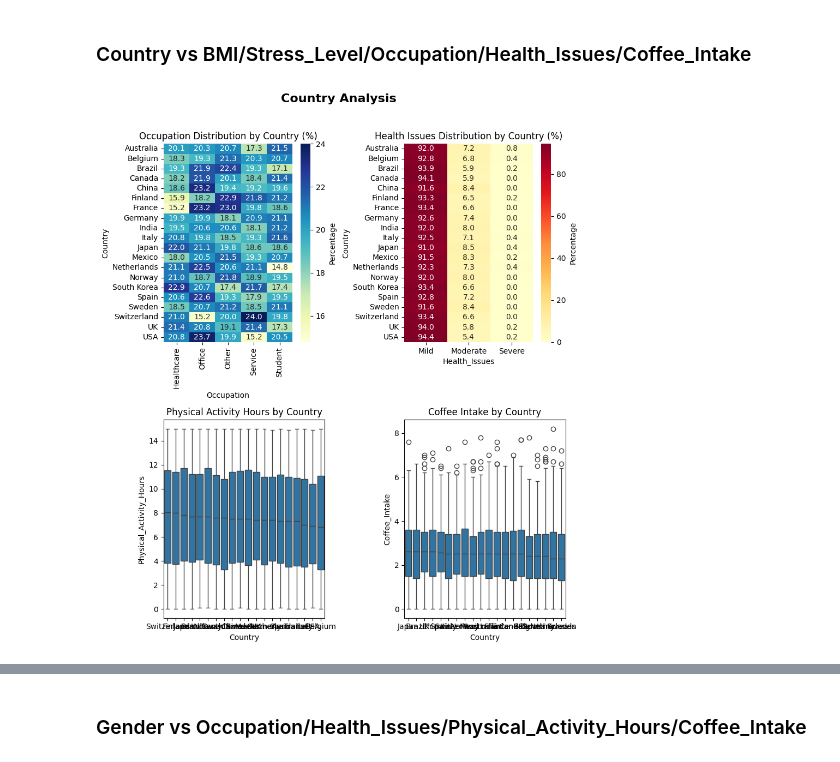
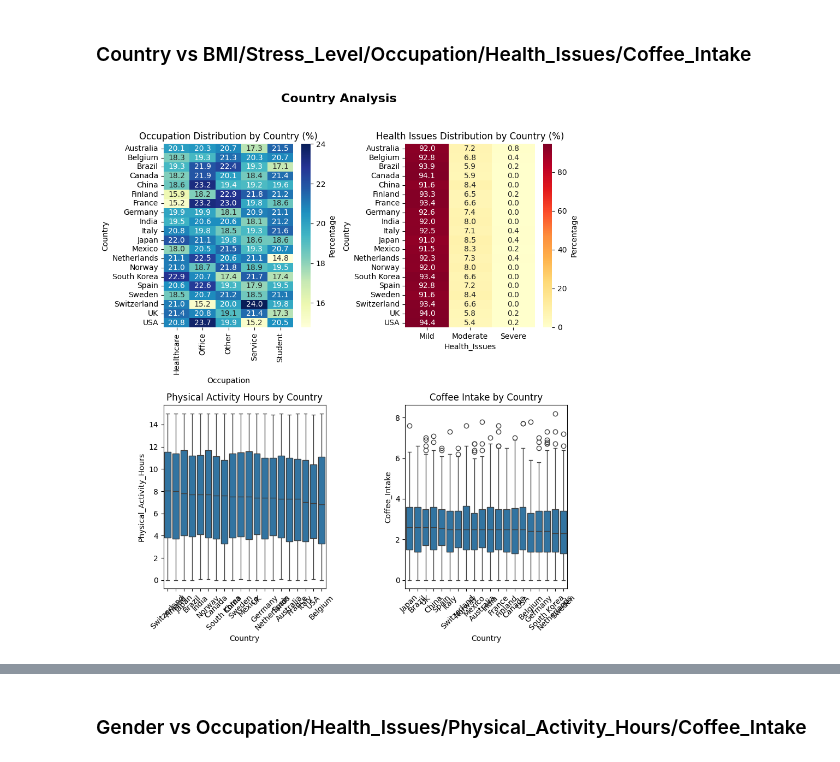
Before and after one commit to DKawaguch/Projeto_Alura_1, a Jupyter notebook: main.ipynb, the cells around one changed output, grey strips where cells are left out. Saved outputs shown, nothing was run; the diff lists cells and outputs as text; code cells hidden in the pictures.

```diff
--- a/main.ipynb
+++ b/main.ipynb
@@ -474,24 +486,26 @@ plt.show()
 # %%
 fig4, axes4 = plt.subplots(nrows=2, ncols=2, figsize=(9, 10))
 fig4.suptitle('Country Analysis', fontsize=16, fontweight='bold', y=1.02)
 
 ct1 = pd.crosstab(df['Country'], df['Occupation'], normalize = 'index')*100
 sns.heatmap(ct1, annot=True, fmt='.1f', cmap='YlGnBu', ax=axes4[0, 0], cbar_kws={'label': 'Percentage'})
 axes4[0, 0].set_title('Occupation Distribution by Country (%)')
 
 ct2 = pd.crosstab(df['Country'], df['Health_Issues'], normalize = 'index')*100
 sns.heatmap(ct2, annot=True, fmt='.1f', cmap='YlOrRd', ax=axes4[0, 1], cbar_kws={'label': 'Percentage'})
 axes4[0, 1].set_title('Health Issues Distribution by Country (%)')
 
 ordem_ativ = df.groupby('Country')['Physical_Activity_Hours'].median().sort_values(ascending=False).index
 sns.boxplot(data=df, x='Country', y='Physical_Activity_Hours', order=ordem_ativ, ax=axes4[1, 0])
 axes4[1, 0].set_title('Physical Activity Hours by Country')
+axes4[1, 0].tick_params(axis='x', rotation=45)
 
 ordem_cafe = df.groupby('Country')['Coffee_Intake'].median().sort_values(ascending=False).index
 sns.boxplot(data=df, x='Country', y='Coffee_Intake', order=ordem_cafe, ax=axes4[1, 1])
 axes4[1, 1].set_title('Coffee Intake by Country')
+axes4[1, 1].tick_params(axis='x',rotation=45)
 
 plt.tight_layout()
 plt.show()
 # %% [output]
-[figure, old version]
+[figure, new version]
```
Also changed, not shown: parts of 21 cells of this notebook.
